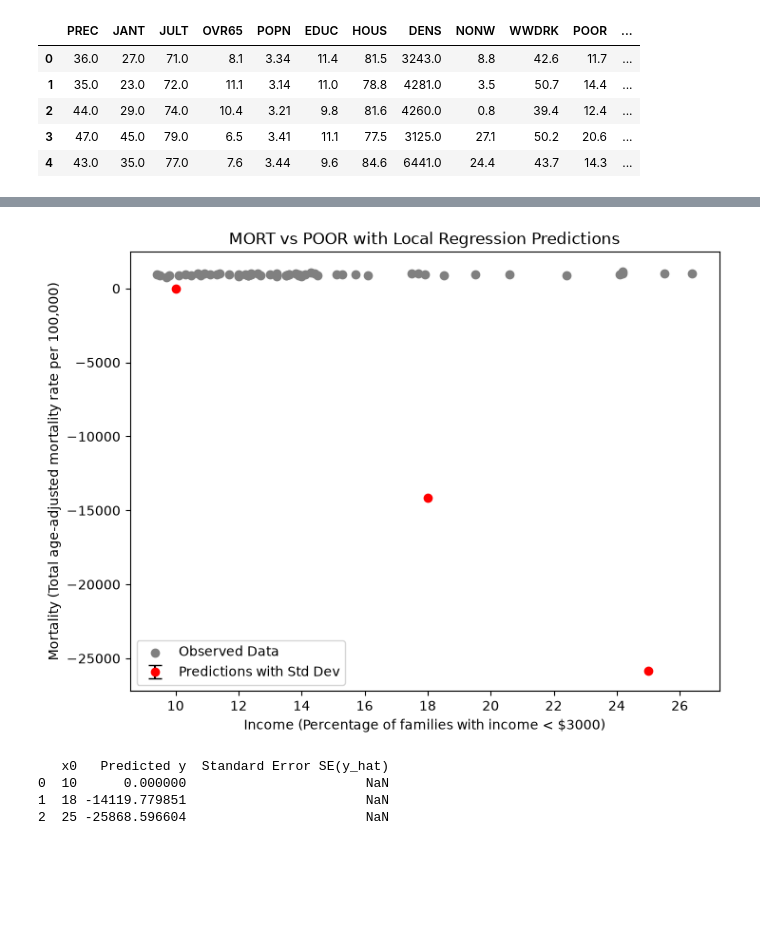
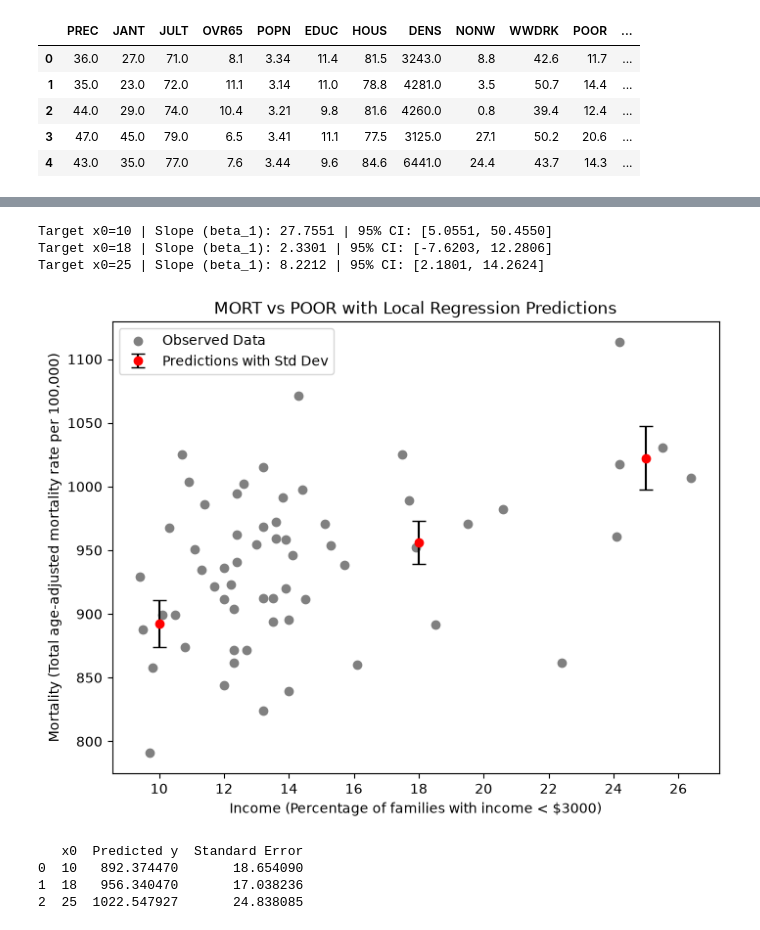
Before and after one commit to jenny-pom/BERN_02, a Jupyter notebook: Exercise_1/notebooks/exercise_1.ipynb, the cells around one changed output, grey strips where cells are left out. Drawn from its saved outputs; the diff is of its cells as text; code cells hidden in the pictures; blank space fills up the shorter version.

```diff
--- a/Exercise_1/notebooks/exercise_1.ipynb
+++ b/Exercise_1/notebooks/exercise_1.ipynb
@@ -68,16 +73,13 @@ def weight_function(x_closest, x0):
     This function calculate the weight for each point in x
     I have decided to use the inverse distance weighting (IDW) scheme as my weight function.
     distance = x_i - x_0
-    incase x_i = x_0, I add a tiny constant (e = 10^-12) to prevent a division-by-zero
-    weight = 1 / distance + e
+    weight = 1 / distance
 
     """
-    # set e = 10^-6
-    e = 10^-12
     # compute the physical distance on the x-axis for each local point
     distances = np.abs(x_closest - x0)
     # compute the weight
-    weights = 1 / (distances + e)
+    weights = 1 / (distances)
     return weights
 # %%
 def local_regression(x, y, x0, k):
@@ -132,37 +143,41 @@ def local_regression(x, y, x0, k):
 # %%
 # Output the predicted value of y at x0 and the standard deviation of the residuals for each x0 in X0
 # Also plot the data with the predicted values and the standard deviation of the residuals as error bars
 
 # choosen x0 values to predict and set k value to 5
 X0 =[10,18,25]
 k_val = 25
 
 # call the local_regression function
 results = local_regression(pollution_df['POOR'], pollution_df['MORT'], X0, k_val)
 
 # get the predicted values, standard deviations and standard errors for predictions
 predictions = [result[0] for result in results]
-se_y_hat = [result[1] for result in results]
+rse = [result[1] for result in results]
+se_y_hat = [result[2] for result in results]
 
 
 # Plot the data with the predicted values and the standard deviation of the residuals as error bars
 plt.figure(figsize=(8,6))
 plt.title("MORT vs POOR with Local Regression Predictions")
 plt.scatter(pollution_df['POOR'], pollution_df['MORT'], label='Observed Data', color='gray')
 # set the x axis to be only whole numbers
 plt.xticks(np.arange(0, 31, 2))
-plt.errorbar(X0, predictions, yerr=se_y_hat_w, fmt='o', color='red', ecolor='black', capsize=5, label='Predictions with Std Dev')
+plt.errorbar(X0, predictions, yerr=se_y_hat, fmt='o', color='red', ecolor='black', capsize=5, label='Predictions with Std Dev')
 plt.xlabel("Income (Percentage of families with income < $3000)")
 plt.ylabel("Mortality (Total age-adjusted mortality rate per 100,000)")
 plt.legend()
 plt.show()
 
 # Print the predicted values and standard deviations for each x0 in X0 as a table
-results_df = pd.DataFrame({'x0': X0, 'Predicted y': predictions, 'Standard Error SE(y_hat)': se_y_hat_w})
+results_df = pd.DataFrame({'x0': X0, 'Predicted y': predictions, 'Standard Error': se_y_hat})
 print(results_df)
 # %% [output]
+Target x0=10 | Slope (beta_1): 27.7551 | 95% CI: [5.0551, 50.4550]
+Target x0=18 | Slope (beta_1): 2.3301 | 95% CI: [-7.6203, 12.2806]
+Target x0=25 | Slope (beta_1): 8.2212 | 95% CI: [2.1801, 14.2624]
-[figure, old version]
+[figure, new version]
-   x0   Predicted y  Standard Error SE(y_hat)
-0  10      0.000000                       NaN
-1  18 -14119.779851                       NaN
-2  25 -25868.596604                       NaN
+   x0  Predicted y  Standard Error
+0  10   892.374470       18.654090
+1  18   956.340470       17.038236
+2  25  1022.547927       24.838085
```
Also changed, not shown: parts of 2 cells of this notebook, 1 other file.
